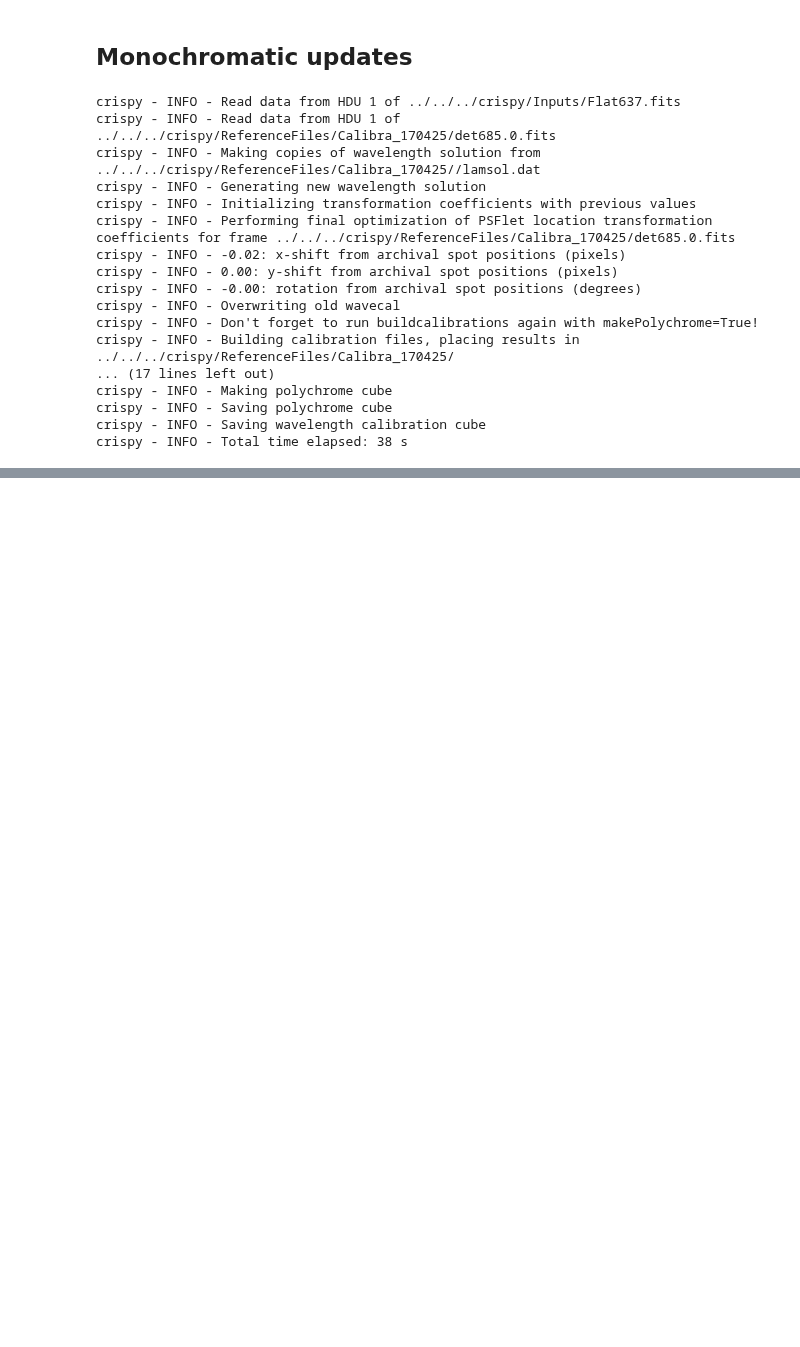
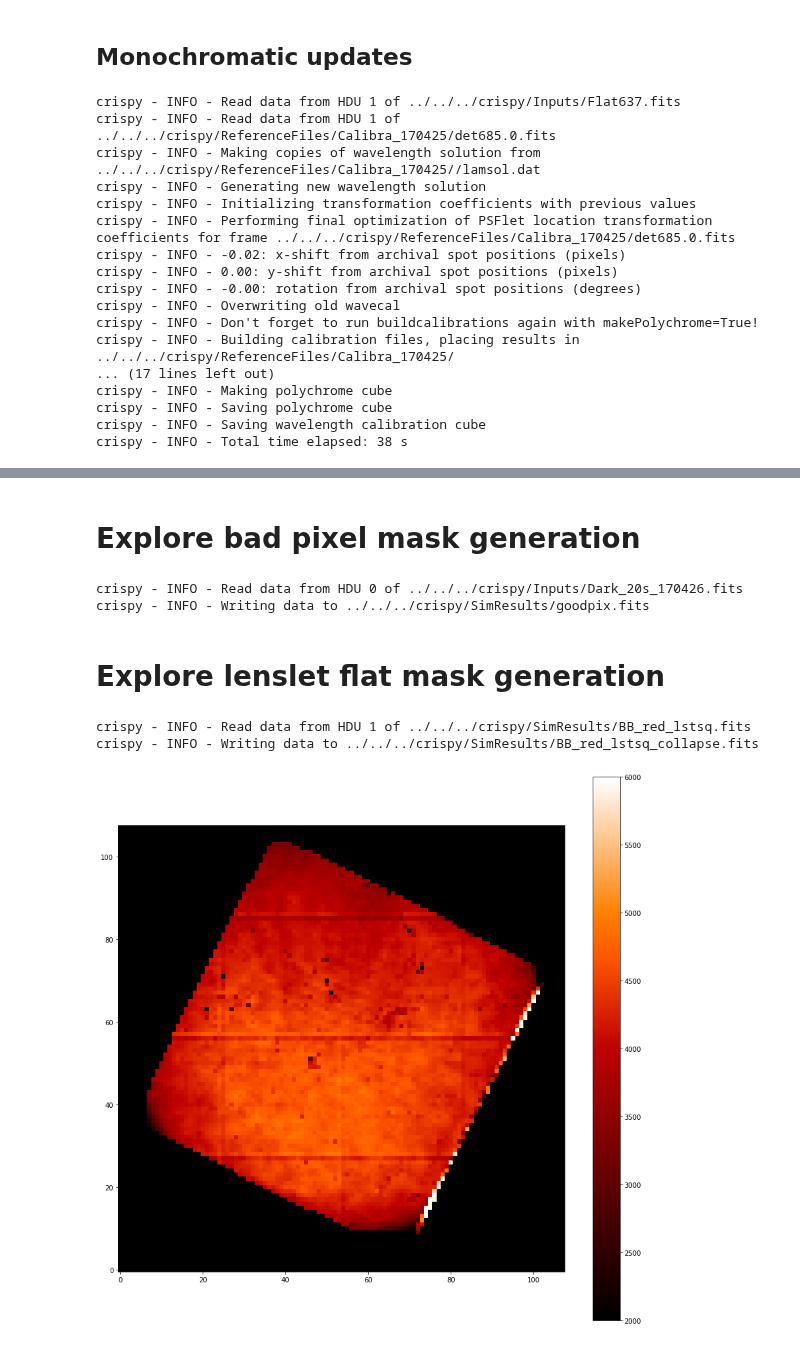
Before and after one commit to mjrfringes/crispy, a Jupyter notebook: docs/source/notebooks/PISCES_wavecalWithAverages.ipynb, the cells around one changed output, grey strips where cells are left out. Drawn from its saved outputs; the diff is of its cells as text; code cells hidden in the pictures; blank space fills up the shorter version.

Commit message:
Added lens let flat and bad lens let map

```diff
--- a/docs/source/notebooks/PISCES_wavecalWithAverages.ipynb
+++ b/docs/source/notebooks/PISCES_wavecalWithAverages.ipynb
@@ -271,0 +283,25 @@ ValueError: operands could not be broadcast together with shapes (6,34) (6,0)
+# %% [markdown]
+# Explore bad pixel mask generation
+# %%
+from crispy.tools.imgtools import gen_bad_pix_mask
+filename = par.codeRoot+'/Inputs/Dark_20s_170426.fits'
+img = Image(filename)
+Image(data=gen_bad_pix_mask(img.data,threshold=7.0)).write(par.exportDir+"/goodpix.fits")
+# %% [output]
+crispy - INFO - Read data from HDU 0 of ../../../crispy/Inputs/Dark_20s_170426.fits
+crispy - INFO - Writing data to ../../../crispy/SimResults/goodpix.fits
+# %% [markdown]
+# Explore lenslet flat mask generation
+# %%
+flatcube = Image(par.exportDir+"/BB_red_lstsq.fits")
+lenslet_flat = Image(data=np.nansum(flatcube.data,axis=0))
+lenslet_flat.write(par.exportDir+"/BB_red_lstsq_collapse.fits")
+
+plt.figure(figsize=(15,15))
+plt.imshow(lenslet_flat.data, vmin=2000, vmax=6000, cmap='gist_heat')
+plt.colorbar()
+plt.show()
+# %% [output]
+crispy - INFO - Read data from HDU 1 of ../../../crispy/SimResults/BB_red_lstsq.fits
+crispy - INFO - Writing data to ../../../crispy/SimResults/BB_red_lstsq_collapse.fits
+[figure, added]
```
Also changed, not shown: parts of 4 cells of this notebook, 8 other files.
